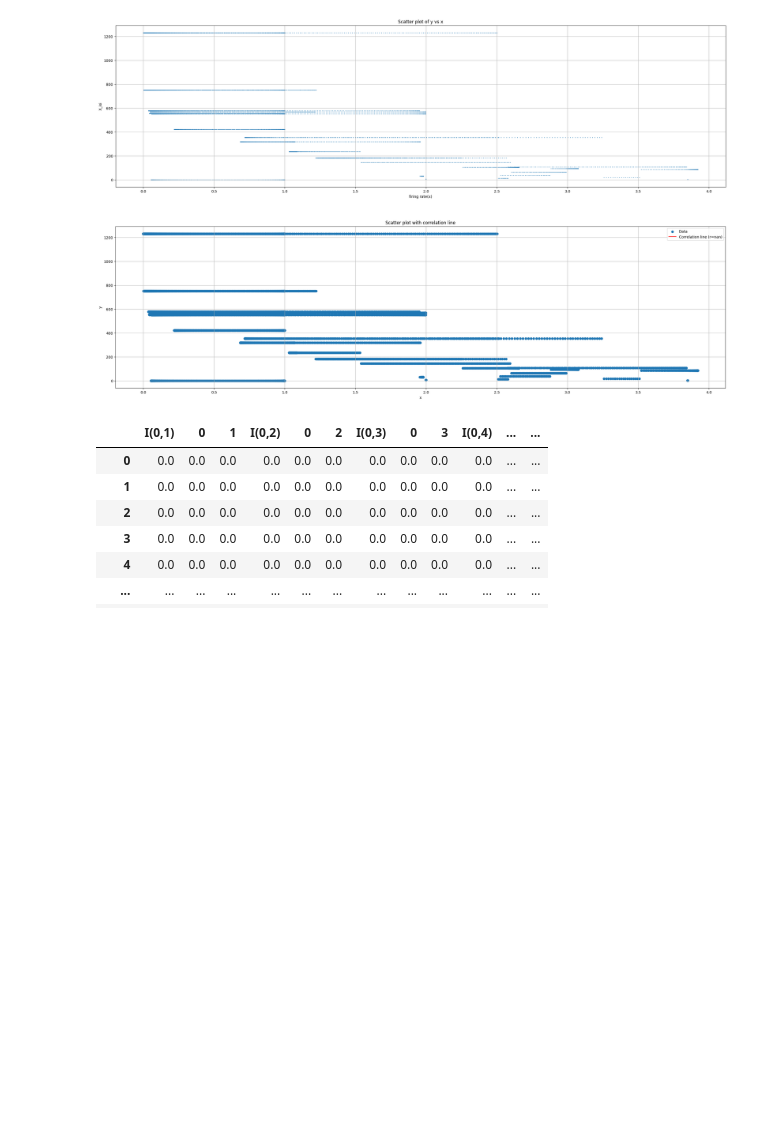
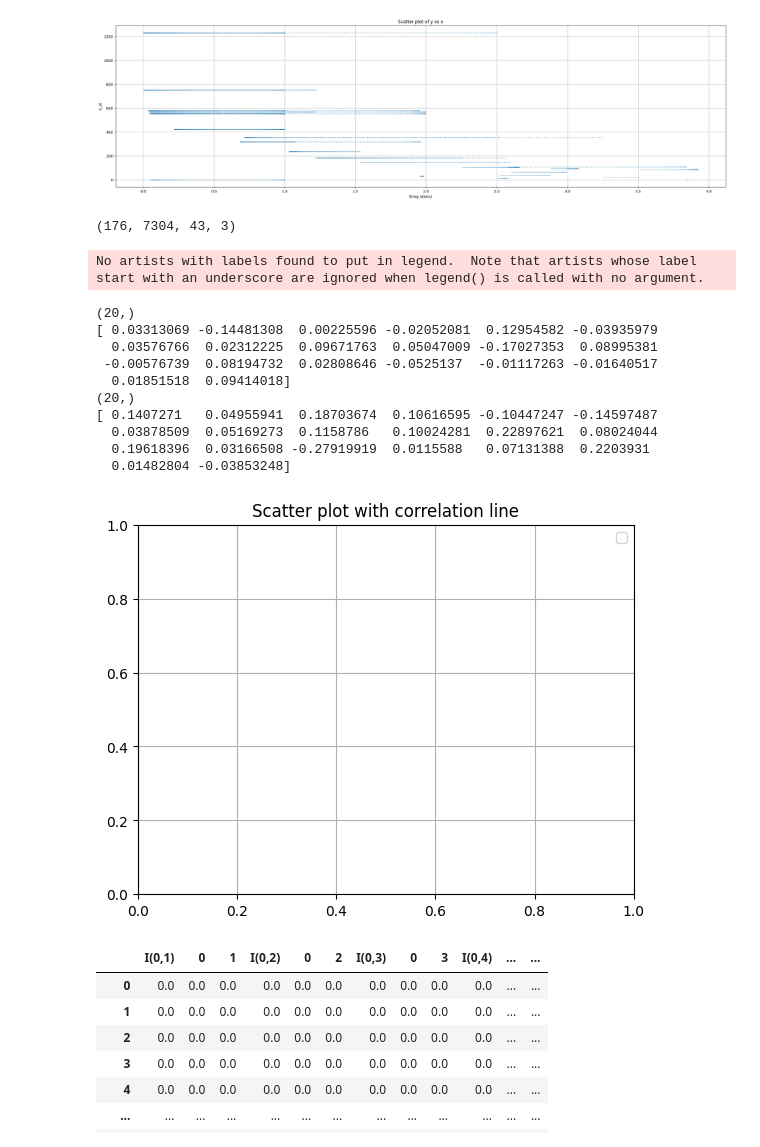
Before and after one commit to Lamifsud/pattern_classification_git, a Jupyter notebook: pipeline_drafts/synch_measures_data.ipynb, the cells around one changed output. Cells and saved outputs as stored; diff of their text form; code cells hidden in the pictures; blank space fills up the shorter version.

```diff
--- a/pipeline_drafts/synch_measures_data.ipynb
+++ b/pipeline_drafts/synch_measures_data.ipynb
@@ -306,0 +337,34 @@ df_task_ts.tail()
+# %%
+# get target by trial and neuron
+n_units = len(target_info)
+
+list_trial_type = []
+list_position = []
+list_type_and_pos = []
+
+for unit in range(n_units):
+    #print(f'neuron {unit}')
+    list_trial_type.append([])
+    list_position.append([])
+    list_type_and_pos.append([])
+    trial_type = target_info[unit][1]['Trial_type']
+    n_trials = trial_type.shape[0]
+
+    for trial in range(n_trials):
+        #print(f'trial type : {trial_type[trial]}')
+        valid_cue_idx = target_info[unit][1]['Trial_type'][trial] - 1
+        valid_cue = list(target_info[unit][1].keys())[valid_cue_idx]
+        position = target_info[unit][1][f'{valid_cue}'][trial]
+        #print(f'position : {position}')
+        list_trial_type[unit] = list(trial_type)
+        list_position[unit].append(position)
+
+    cue_position = list(zip(list_trial_type[unit], list_position[unit]))
+    cue_pos_combinations = sorted(set(cue_position))
+
+    # build the target accoring the combination of the cue/direction
+    cue_and_pos = []
+    for sel_cue, direction in cue_position:
+        cue_and_pos.append(cue_pos_combinations.index((sel_cue, direction)))
+
+    list_type_and_pos[unit] = cue_and_pos
@@ -638,7 +694,6 @@ for t in range(n_trials) :
     for n_p, (r,c) in enumerate(zip(row, col)):
         ISI_distance_one_trials[n_p,:] = ISI.distance(X_isi_one_trial[r, :], X_isi_one_trial[c, :])
 
-    1
     X_isi.append(X_isi_one_trial)
     ISI_distance.append(ISI_distance_one_trials)
 # %%
@@ -1041,8 +1148,11 @@ plt.grid(True)
 plt.show()
 # %% [output]
 [figure]
+# %%
+spike_convolved.shape
+# %% [output]
+(176, 7304, 43, 3)
 # %%
-x = spike_convolved[t,:
 vx = np.random.normal(size=[100,20])
 vy = np.random.normal(size=[100,20])
 
@@ -1054,35 +1164,46 @@ var_x = np.einsum('kt, kt -> t', vx, vx)
 var_y = np.einsum('kt, kt -> t', vy, vy)
 
 corr_xy = cov_xy / np.sqrt( var_x * var_y )
 
 print(corr_xy.shape)
-print(corr_xy),n,2]
+print(corr_xy)
 y = X_isi_interp[t,:,n]
 # Calculate correlation
 vx = np.random.normal(size=[100,20])
 vy = np.random.normal(size=[100,20])
 
 vx -= vx.mean(keepdims=True)
 vy -= vy.mean(keepdims=True)
 
 cov_xy = np.einsum('kt, kt -> t', vx, vy)
 var_x = np.einsum('kt, kt -> t', vx, vx)
 var_y = np.einsum('kt, kt -> t', vy, vy)
 
 corr_xy = cov_xy / np.sqrt( var_x * var_y )
 
 print(corr_xy.shape)
 print(corr_xy)
 plt.title('Scatter plot with correlation line')
 
 # Add legend
 plt.legend()
 
 # Show the plot
 plt.grid(True)
 plt.show()
 # %% [output]
+No artists with labels found to put in legend.  Note that artists whose label start with an underscore are ignored when legend() is called with no argument.
+(20,)
+[ 0.03313069 -0.14481308  0.00225596 -0.02052081  0.12954582 -0.03935979
+  0.03576766  0.02312225  0.09671763  0.05047009 -0.17027353  0.08995381
+ -0.00576739  0.08194732  0.02808646 -0.0525137  -0.01117263 -0.01640517
+  0.01851518  0.09414018]
+(20,)
+[ 0.1407271   0.04955941  0.18703674  0.10616595 -0.10447247 -0.14597487
+  0.03878509  0.05169273  0.1158786   0.10024281  0.22897621  0.08024044
+  0.19618396  0.03166508 -0.27919919  0.0115588   0.07131388  0.2203931
+  0.01482804 -0.03853248]
-[figure, old version]
+[figure, new version]
 # %%
 data = np.zeros(n_trials, dtype=object)
 
```
Also changed, not shown: parts of 30 cells of this notebook.
